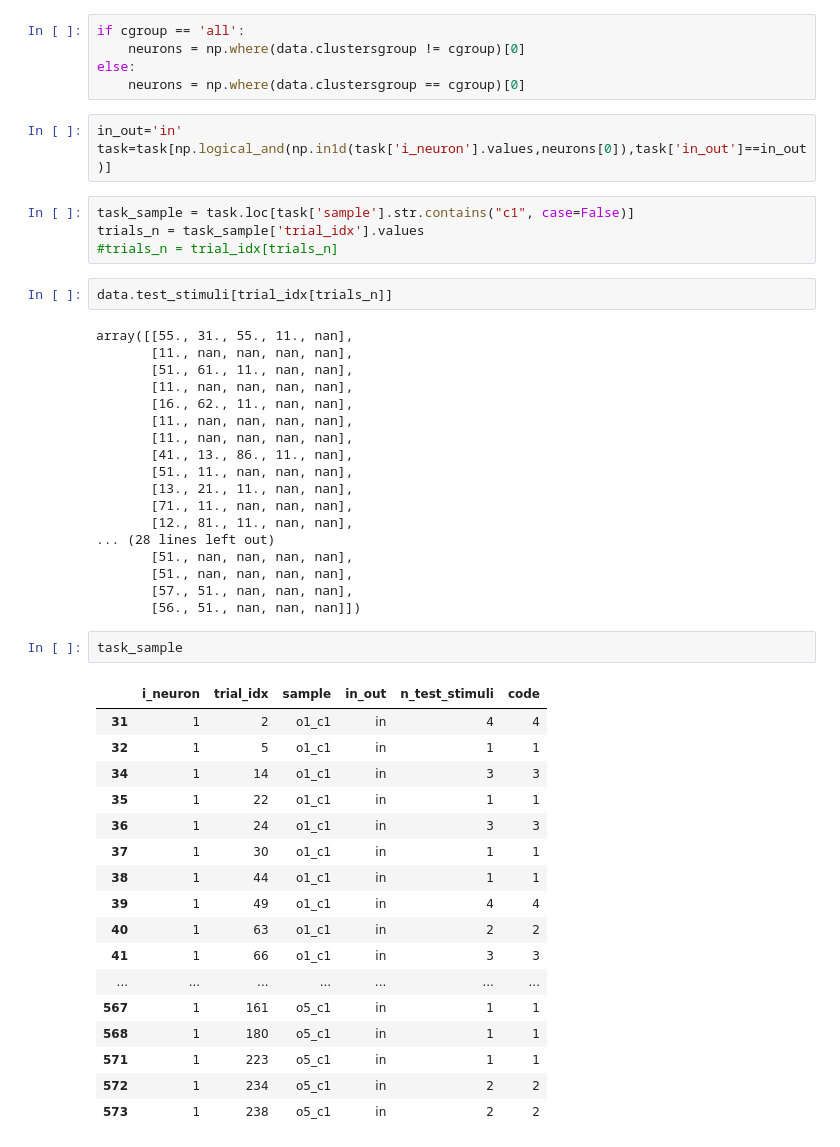
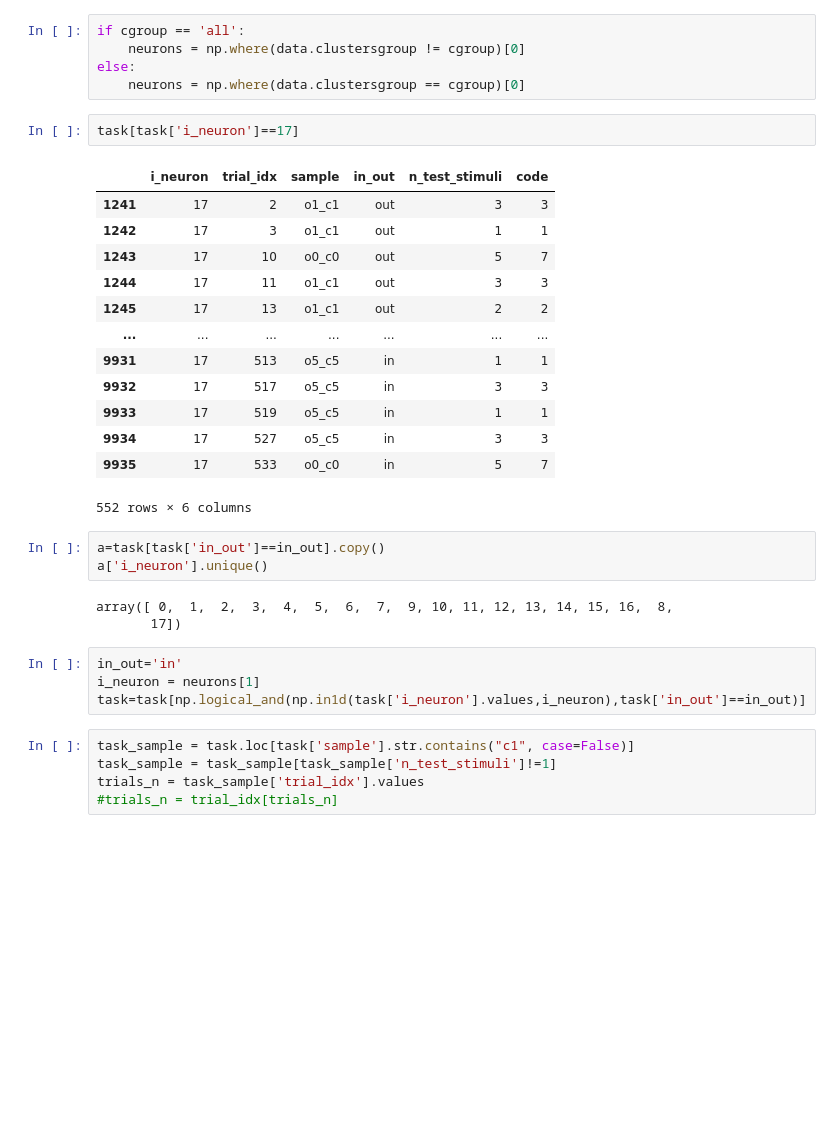
Before and after one commit to Ibos-lab/EphysVibe, a Jupyter notebook: examples/tuning_curves.ipynb, the cells around one changed output. Cells and saved outputs as stored; diff of their text form; blank space fills up the shorter version.

```diff
--- a/examples/tuning_curves.ipynb
+++ b/examples/tuning_curves.ipynb
@@ -44,50 +55,34 @@ if cgroup == 'all':
     neurons = np.where(data.clustersgroup != cgroup)[0]
 else:
     neurons = np.where(data.clustersgroup == cgroup)[0]
+# %%
+task[task['i_neuron']==17]
+# %% [output]
+|  | i_neuron | trial_idx | sample | in_out | n_test_stimuli | code |
+| 1241 | 17 | 2 | o1_c1 | out | 3 | 3 |
+| 1242 | 17 | 3 | o1_c1 | out | 1 | 1 |
+| 1243 | 17 | 10 | o0_c0 | out | 5 | 7 |
+| 1244 | 17 | 11 | o1_c1 | out | 3 | 3 |
+| 1245 | 17 | 13 | o1_c1 | out | 2 | 2 |
+| ... | ... | ... | ... | ... | ... | ... |
+| 9931 | 17 | 513 | o5_c5 | in | 1 | 1 |
+| 9932 | 17 | 517 | o5_c5 | in | 3 | 3 |
+| 9933 | 17 | 519 | o5_c5 | in | 1 | 1 |
+| 9934 | 17 | 527 | o5_c5 | in | 3 | 3 |
+| 9935 | 17 | 533 | o0_c0 | in | 5 | 7 |
+552 rows × 6 columns
+# %%
+a=task[task['in_out']==in_out].copy()
+a['i_neuron'].unique()
+# %% [output]
+array([ 0,  1,  2,  3,  4,  5,  6,  7,  9, 10, 11, 12, 13, 14, 15, 16,  8,
+       17])
 # %%
 in_out='in'
-task=task[np.logical_and(np.in1d(task['i_neuron'].values,neurons[0]),task['in_out']==in_out)]
+i_neuron = neurons[1]
+task=task[np.logical_and(np.in1d(task['i_neuron'].values,i_neuron),task['in_out']==in_out)]
 # %%
 task_sample = task.loc[task['sample'].str.contains("c1", case=False)]
+task_sample = task_sample[task_sample['n_test_stimuli']!=1]
 trials_n = task_sample['trial_idx'].values
 #trials_n = trial_idx[trials_n]
-# %%
-data.test_stimuli[trial_idx[trials_n]]
-# %% [output]
-array([[55., 31., 55., 11., nan],
-       [11., nan, nan, nan, nan],
-       [51., 61., 11., nan, nan],
-       [11., nan, nan, nan, nan],
-       [16., 62., 11., nan, nan],
-       [11., nan, nan, nan, nan],
-       [11., nan, nan, nan, nan],
-       [41., 13., 86., 11., nan],
-       [51., 11., nan, nan, nan],
-       [13., 21., 11., nan, nan],
-       [71., 11., nan, nan, nan],
-       [12., 81., 11., nan, nan],
-... (28 lines left out)
-       [51., nan, nan, nan, nan],
-       [51., nan, nan, nan, nan],
-       [57., 51., nan, nan, nan],
-       [56., 51., nan, nan, nan]])
-# %%
-task_sample
-# %% [output]
-|  | i_neuron | trial_idx | sample | in_out | n_test_stimuli | code |
-| 31 | 1 | 2 | o1_c1 | in | 4 | 4 |
-| 32 | 1 | 5 | o1_c1 | in | 1 | 1 |
-| 34 | 1 | 14 | o1_c1 | in | 3 | 3 |
-| 35 | 1 | 22 | o1_c1 | in | 1 | 1 |
-| 36 | 1 | 24 | o1_c1 | in | 3 | 3 |
-| 37 | 1 | 30 | o1_c1 | in | 1 | 1 |
-| 38 | 1 | 44 | o1_c1 | in | 1 | 1 |
-| 39 | 1 | 49 | o1_c1 | in | 4 | 4 |
-| 40 | 1 | 63 | o1_c1 | in | 2 | 2 |
-| 41 | 1 | 66 | o1_c1 | in | 3 | 3 |
-| ... | ... | ... | ... | ... | ... | ... |
-| 567 | 1 | 161 | o5_c1 | in | 1 | 1 |
-| 568 | 1 | 180 | o5_c1 | in | 1 | 1 |
-| 571 | 1 | 223 | o5_c1 | in | 1 | 1 |
-| 572 | 1 | 234 | o5_c1 | in | 2 | 2 |
-| 573 | 1 | 238 | o5_c1 | in | 2 | 2 |
```
Also changed, not shown: parts of 13 cells of this notebook, 4 other files.
